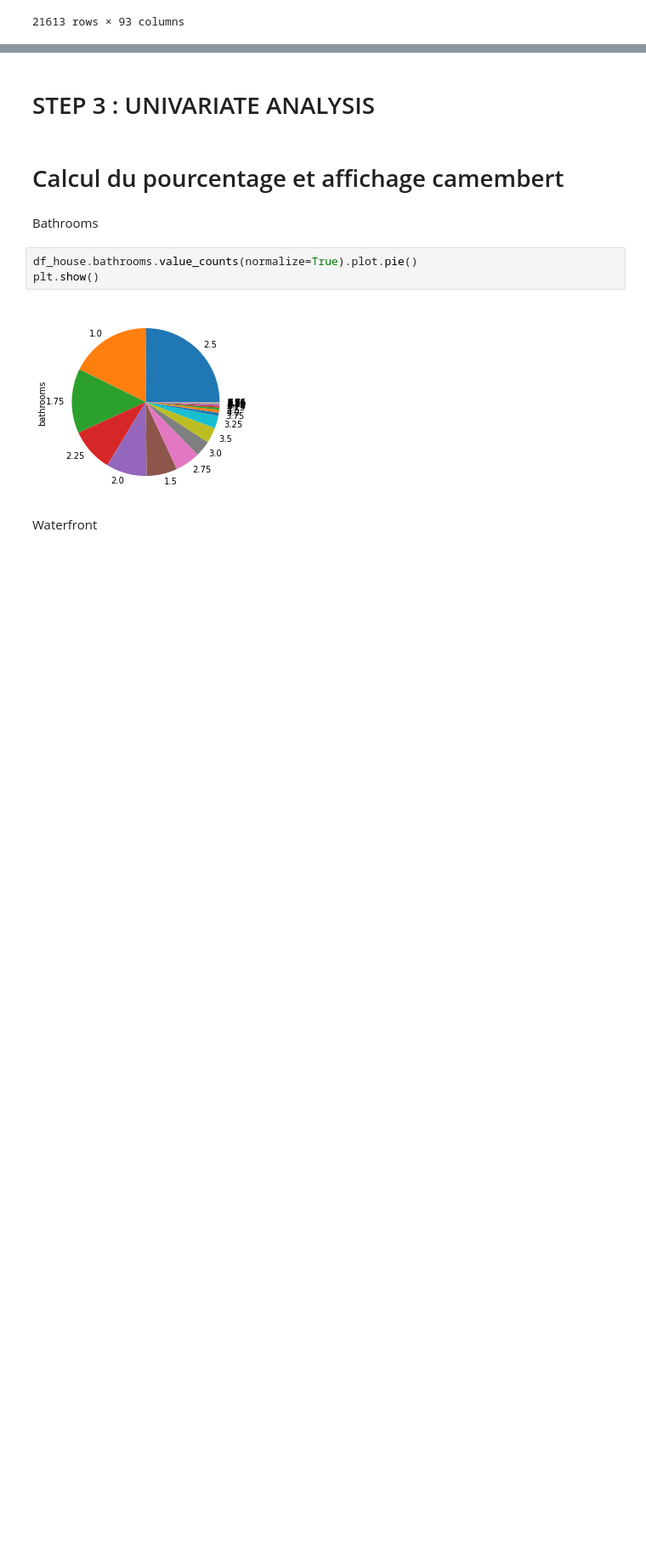
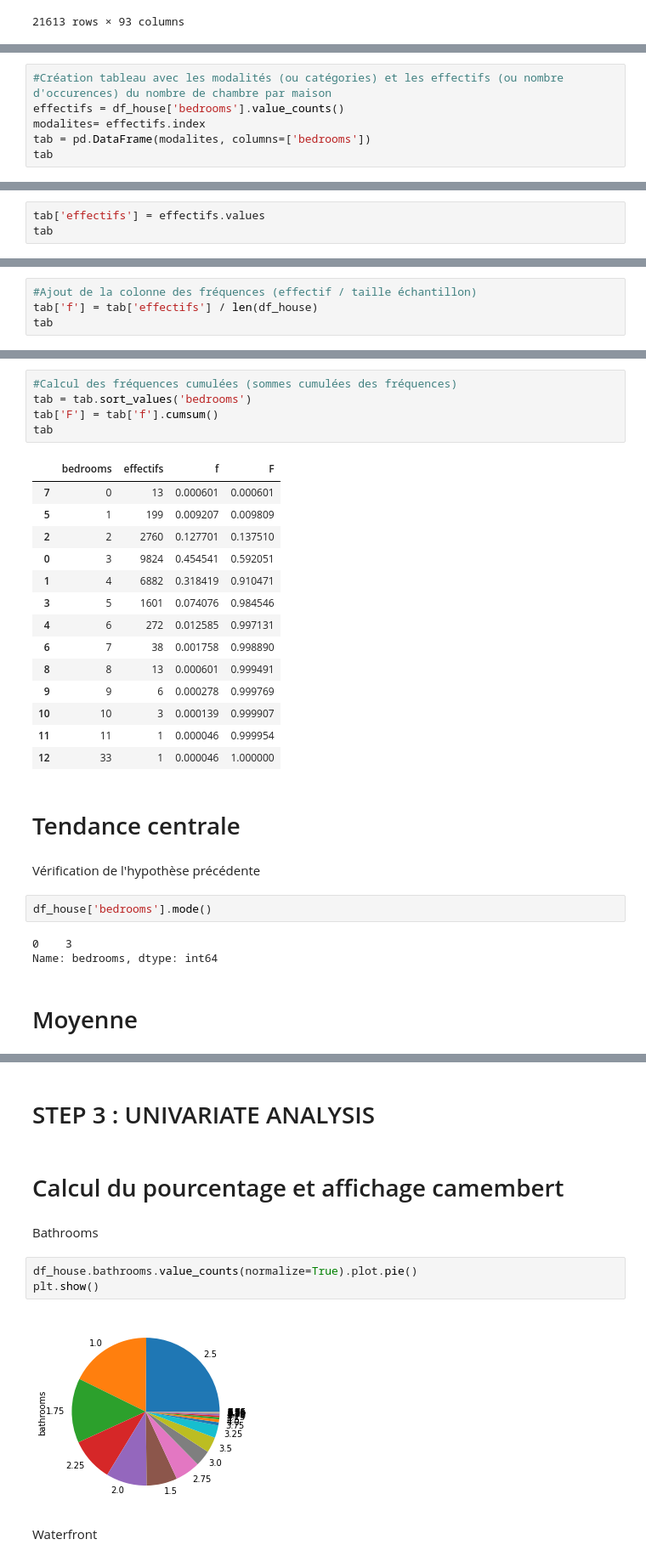
Before and after one commit to NinaNusb/Prediction_prix_maisons, a Jupyter notebook: data_cleaning_analysis.ipynb, the cells around one changed output, grey strips where cells are left out. Shown at 85% size. Drawn from its saved outputs; the diff is of its cells as text; blank space fills up the shorter version.

```diff
--- a/data_cleaning_analysis.ipynb
+++ b/data_cleaning_analysis.ipynb
@@ -182,0 +185,6 @@ df_house_zipcode
+# %%
+#Création tableau avec les modalités (ou catégories) et les effectifs (ou nombre d'occurences) du nombre de chambre par maison
+effectifs = df_house['bedrooms'].value_counts()
+modalites= effectifs.index
+tab = pd.DataFrame(modalites, columns=['bedrooms'])
+tab
@@ -182,0 +206,3 @@ df_house_zipcode
+# %%
+tab['effectifs'] = effectifs.values
+tab
@@ -182,0 +226,4 @@ df_house_zipcode
+# %%
+#Ajout de la colonne des fréquences (effectif / taille échantillon)
+tab['f'] = tab['effectifs'] / len(df_house)
+tab
@@ -182,0 +245,31 @@ df_house_zipcode
+# %%
+#Calcul des fréquences cumulées (sommes cumulées des fréquences)
+tab = tab.sort_values('bedrooms')
+tab['F'] = tab['f'].cumsum()
+tab
+# %% [output]
+|  | bedrooms | effectifs | f | F |
+| 7 | 0 | 13 | 0.000601 | 0.000601 |
+| 5 | 1 | 199 | 0.009207 | 0.009809 |
+| 2 | 2 | 2760 | 0.127701 | 0.137510 |
+| 0 | 3 | 9824 | 0.454541 | 0.592051 |
+| 1 | 4 | 6882 | 0.318419 | 0.910471 |
+| 3 | 5 | 1601 | 0.074076 | 0.984546 |
+| 4 | 6 | 272 | 0.012585 | 0.997131 |
+| 6 | 7 | 38 | 0.001758 | 0.998890 |
+| 8 | 8 | 13 | 0.000601 | 0.999491 |
+| 9 | 9 | 6 | 0.000278 | 0.999769 |
+| 10 | 10 | 3 | 0.000139 | 0.999907 |
+| 11 | 11 | 1 | 0.000046 | 0.999954 |
+| 12 | 33 | 1 | 0.000046 | 1.000000 |
+# %% [markdown]
+# Tendance centrale
+# %% [markdown]
+Vérification de l'hypothèse précédente
+# %%
+df_house['bedrooms'].mode()
+# %% [output]
+0    3
+Name: bedrooms, dtype: int64
+# %% [markdown]
+# Moyenne
```
Also changed, not shown: parts of 18 cells of this notebook.
